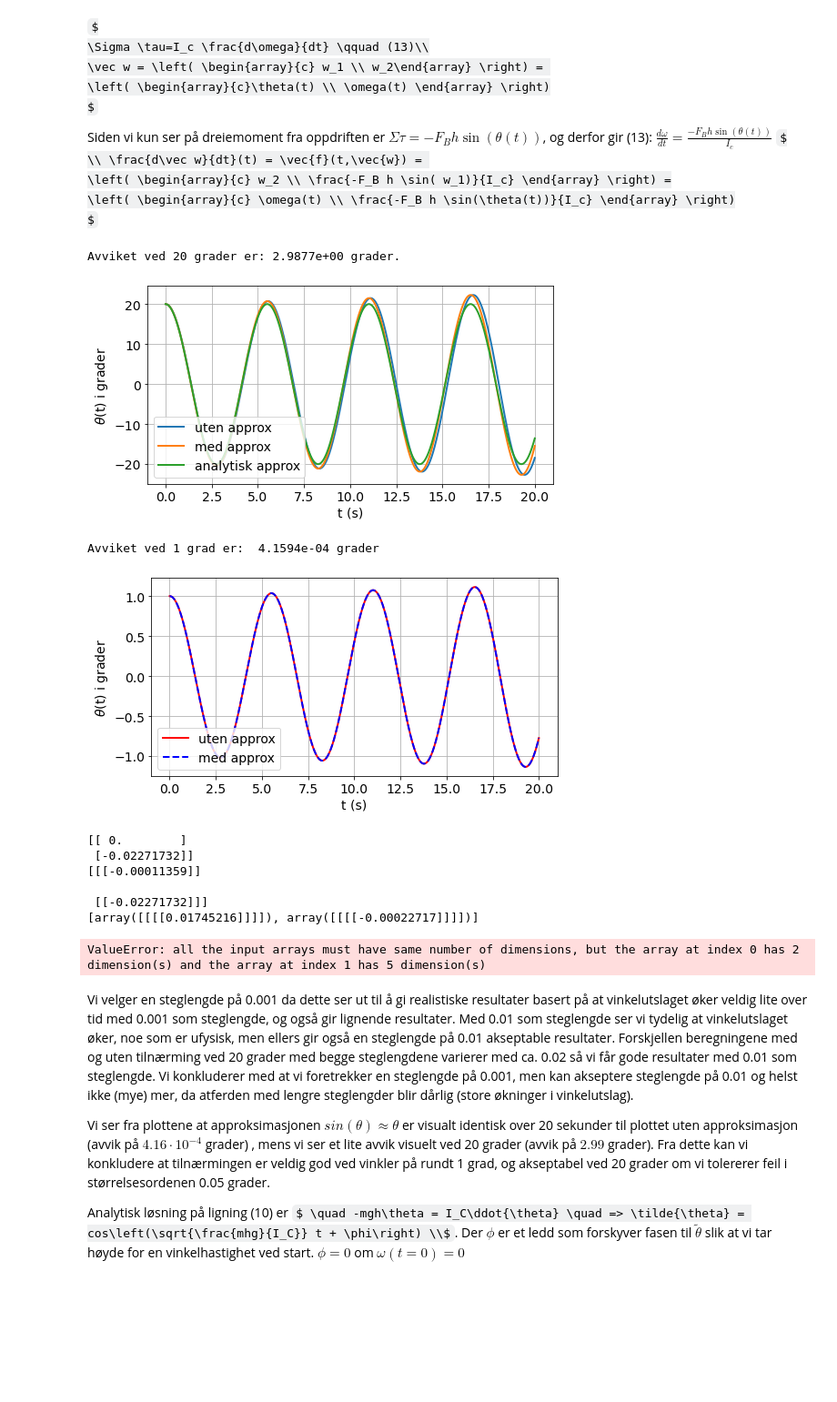
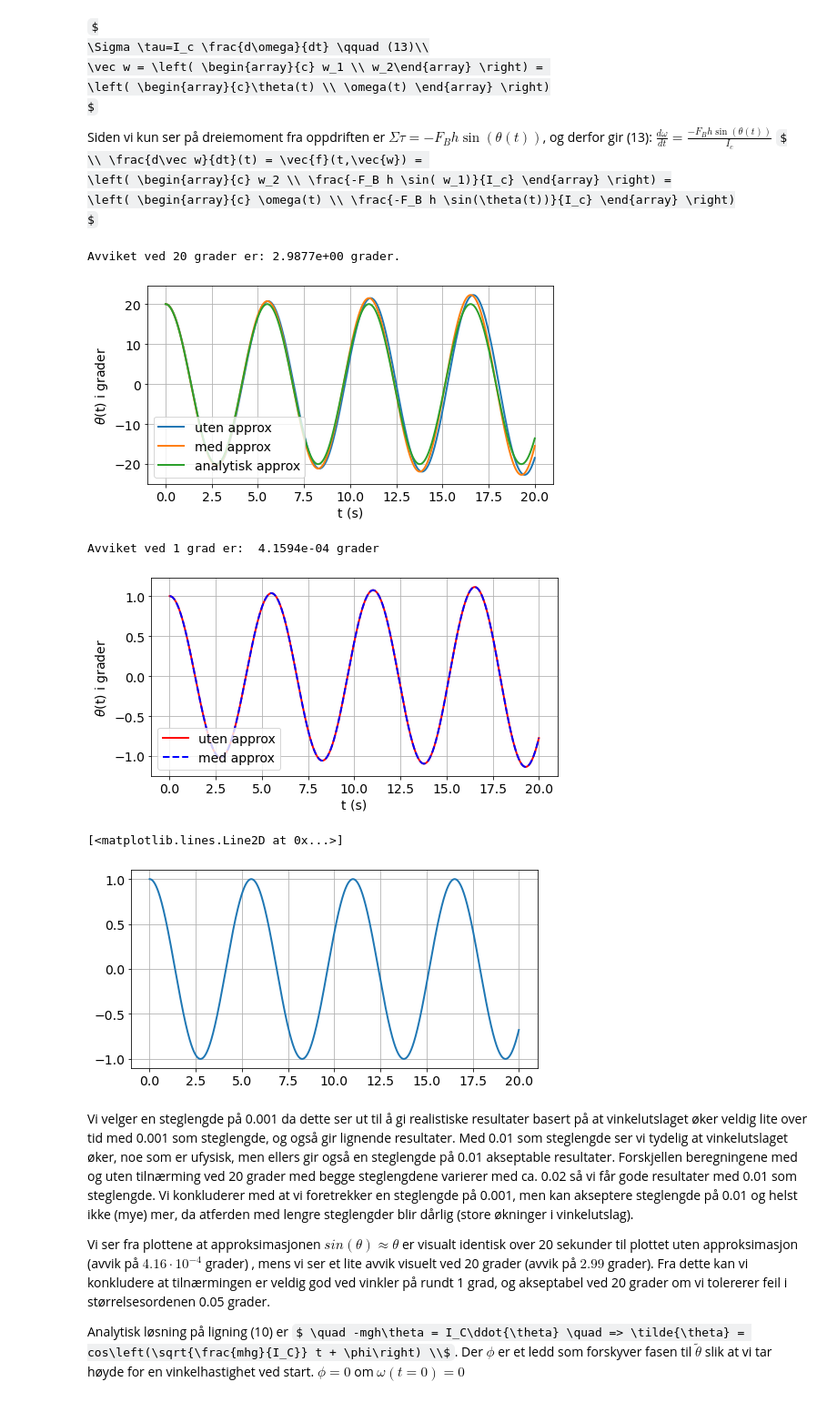
Before and after one commit to Vitenskapelige-Beregninger/Tekfys_prosjekt, a Jupyter notebook: tekfys.ipynb, the cells around one changed output. Shown at 91% size. Cells and saved outputs as stored; diff of their text form; code cells hidden in the pictures; some formulas as TeX source; blank space fills up the shorter version.

```diff
--- a/tekfys.ipynb
+++ b/tekfys.ipynb
@@ -75,7 +75,7 @@ def w_deriv_1_approx(t, w): #Dette er f(t, w(t)) fra 1e
     dw = np.array([[w[1]], [FG*h*w[0]/IC]]) # Bruker small angle approx
     return dw
 
-def euler_method(w0, T_start, T_slutt, h_step, stegfunk = w_deriv_1):
+def euler_method(w0, T_start, T_slutt, h_step, f = w_deriv_1):
     """
     Beregner utslagsvinkelen theta og vinkelhastigheten omega utfra initialverdiene og til T sekunder
 
@@ -93,28 +93,26 @@ def euler_method(w0, T_start, T_slutt, h_step, stegfunk = w_deriv_1):
     for i in range(n+1):           # for-loop over alle verdier f.o.m. 0, til n
         if i == n:
             h_step = last_step
-            deriv = h_step*stegfunk(t[i], [w[0][i], w[1][i]])
+            deriv = h_step*f(t[i], [w[0][i], w[1][i]])
             step = [w[0][i]+deriv[0], w[1][i]+deriv[1]]
             w = np.concatenate((w, np.array([step[0], step[1]])), axis = 1)
             # Passer på at vi alltid avslutter på nøyaktig t = T_slutt
         else:
-            deriv = h_step*stegfunk(t[i], [w[0][i], w[1][i]])
+            deriv = h_step*f(t[i], [w[0][i], w[1][i]])
             step = [w[0][i]+deriv[0], w[1][i]+deriv[1]]
             w = np.concatenate((w, np.array([step[0], step[1]])), axis = 1) # Beregner ett steg med Eulers metode
 
     return w, t
 
-def rk4(x_n, y_n, h, f=w_deriv_1):
-    k1 = f(x_n, y_n)
-    print(k1)
-    k2 = f(x_n + h/2, [y_n[0]+h/2*k1[0], y_n[1]+h/2*k1[1]])
-    print(k2)
-    k3 = f(x_n + h/2, [y_n[0]+h/2*k2[0], y_n[1]+h/2*k2[1]])
-    k4 = f(x_n + h, [y_n[0]+h*k3[0], y_n[1]+h*k3[1]])
-    y_n = [h/6*(k1[0] + 2*k2[0] + 2*k3[0] +k4[0]), h/6*(k1[1] + 2*k2[1] + 2*k3[1] +k4[1])]
-    return y_n
+def rk4(ti, wi, h_step, f=w_deriv_1):
+    k1 = f(ti, wi)
+    k2 = f(ti + h_step/2, [wi[0]+h_step/2*k1[0][0], wi[1]+h_step/2*k1[1][0]])
+    k3 = f(ti + h_step/2, [wi[0]+h_step/2*k2[0][0], wi[1]+h_step/2*k2[1][0]])
+    k4 = f(ti + h_step, [wi[0]+h_step*k3[0][0], wi[1]+h_step*k3[1][0]])
+    step = [[h_step/6*(k1[0][0] + 2*k2[0][0] + 2*k3[0][0] +k4[0][0])], [h_step/6*(k1[1][0] + 2*k2[1][0] + 2*k3[1][0] +k4[1][0])]]
+    return step
 
-def rk4_method(w0, T_start, T_slutt, h_step, stegfunk = w_deriv_1):
+def rk4_method(w0, T_start, T_slutt, h_step, f = w_deriv_1):
     """
     Beregner utslagsvinkelen theta og vinkelhastigheten omega utfra initialverdiene og til T sekunder
 
@@ -132,14 +130,13 @@ def rk4_method(w0, T_start, T_slutt, h_step, stegfunk = w_deriv_1):
     for i in range(n+1):           # for-loop over alle verdier f.o.m. 0, til n
         if i == n:
             h_step = last_step
-            deriv = rk4(t[i], [w[0][i], w[1][i]], h_step, stegfunk)
+            deriv = rk4(t[i], [w[0][i], w[1][i]], h_step, f)
             step = [w[0][i]+deriv[0], w[1][i]+deriv[1]]
             w = np.concatenate((w, np.array([step[0], step[1]])), axis = 1)
             # Passer på at vi alltid avslutter på nøyaktig t = T_slutt
         else:
-            deriv = rk4(t[i], [w[0][i], w[1][i]], h_step, stegfunk)
+            deriv = rk4(t[i], [w[0][i], w[1][i]], h_step, f)
             step = [w[0][i]+deriv[0], w[1][i]+deriv[1]]
-            print(step)
             w = np.concatenate((w, np.array([step[0], step[1]])), axis = 1) # Beregner ett steg med RK4 metode
 
     return w, t
@@ -151,7 +148,7 @@ w0 = np.array([[vinkel*np.pi/180],[0]])
 
 
 w, t = euler_method(w0, 0, 20, h_step)
-w_sa, t_sa = euler_method(w0, 0, 20, h_step, stegfunk = w_deriv_1_approx)
+w_sa, t_sa = euler_method(w0, 0, 20, h_step, f = w_deriv_1_approx)
 
 plt.plot(t, w[0]*180/np.pi, label = 'uten approx')
 plt.plot(t_sa, w_sa[0]*180/np.pi, label = 'med approx')
@@ -162,42 +159,37 @@ print(f'Avviket ved 20 grader er: {(w_sa[0][-1]-w[0][-1])*180/np.pi:.4e} grader.
 plt.ylabel(r'$\theta$(t) i grader')
 plt.xlabel('t (s)')
 plt.legend(loc = 3)
 plt.show()
 
 vinkel = 1
 w0 = np.array([[vinkel*np.pi/180],[0]])
 
 
 w, t = euler_method(w0, 0, 20, h_step)
-w_sa, t_sa = euler_method(w0, 0, 20, h_step, stegfunk = w_deriv_1_approx)
+w_sa, t_sa = euler_method(w0, 0, 20, h_step, f = w_deriv_1_approx)
 
 
 
 print(f'Avviket ved 1 grad er:  {(w_sa[0][-1]-w[0][-1])*180/np.pi:.4e} grader')
 
 plt.plot(t, w[0]*180/np.pi, 'r-', label = 'uten approx')
 plt.plot(t_sa, w_sa[0]*180/np.pi, 'b--', label = 'med approx')
 
 plt.ylabel(r'$\theta$(t) i grader')
 plt.xlabel('t (s)')
 plt.legend(loc = 3)
 plt.show()
 
 
-w_rk, t_rk = rk4_method(w0, 0, 20, h_step, stegfunk = w_deriv_1_approx)
+w_rk, t_rk = rk4_method(w0, 0, 20, h_step, f = w_deriv_1_approx)
 plt.plot(t_rk, w_rk[0]*180/np.pi, label = 'med approx')
 # %% [output]
 Avviket ved 20 grader er: 2.9877e+00 grader.
 [figure]
 Avviket ved 1 grad er:  4.1594e-04 grader
 [figure]
-[[ 0.        ]
- [-0.02271732]]
-[[[-0.00011359]]
-
- [[-0.02271732]]]
-[array([[[[0.01745216]]]]), array([[[[-0.00022717]]]])]
+[<matplotlib.lines.Line2D at 0x...>]
-ValueError: all the input arrays must have same number of dimensions, but the array at index 0 has 2 dimension(s) and the array at index 1 has 5 dimension(s)
+[figure, added]
 # %% [markdown]
 Vi velger en steglengde på 0.001 da dette ser ut til å gi realistiske resultater basert på at vinkelutslaget øker veldig lite over tid med 0.001 som steglengde, og også gir lignende resultater. Med 0.01 som steglengde ser vi tydelig at vinkelutslaget øker, noe som er ufysisk, men ellers gir også en steglengde på 0.01 akseptable resultater. Forskjellen beregningene med og uten tilnærming ved 20 grader med begge steglengdene varierer med ca. 0.02 så vi får gode resultater med 0.01 som steglengde. Vi konkluderer med at vi foretrekker en steglengde på 0.001, men kan akseptere steglengde på 0.01 og helst ikke (mye) mer, da atferden med lengre steglengder blir dårlig (store økninger i vinkelutslag).
 
```
